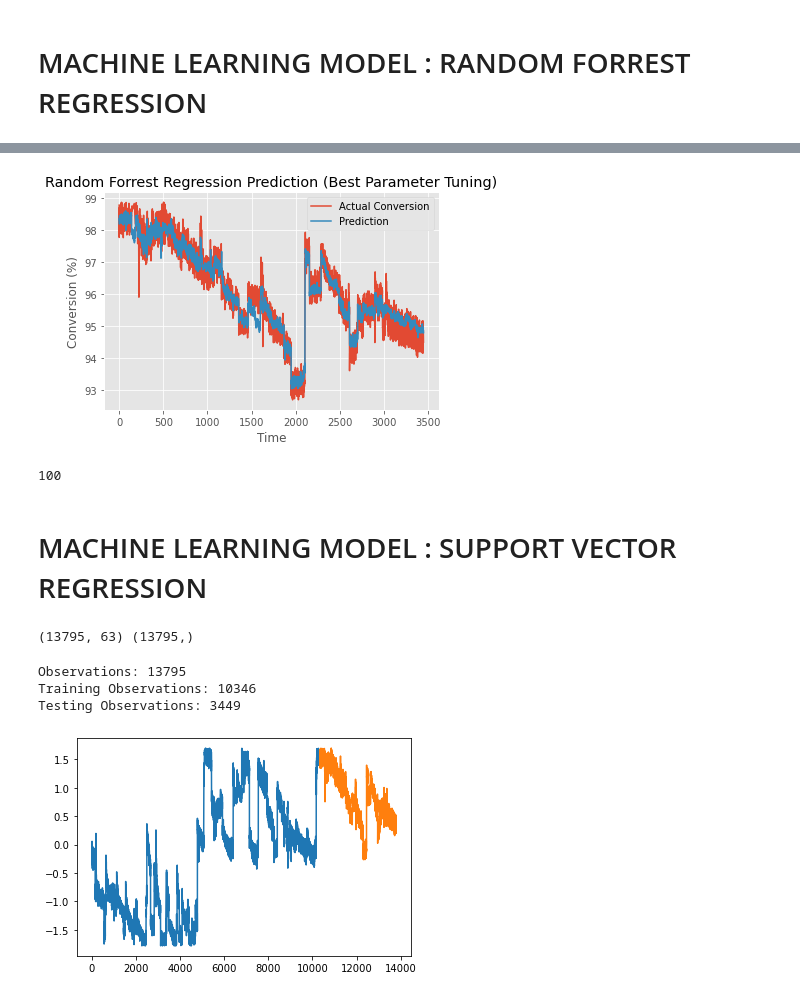
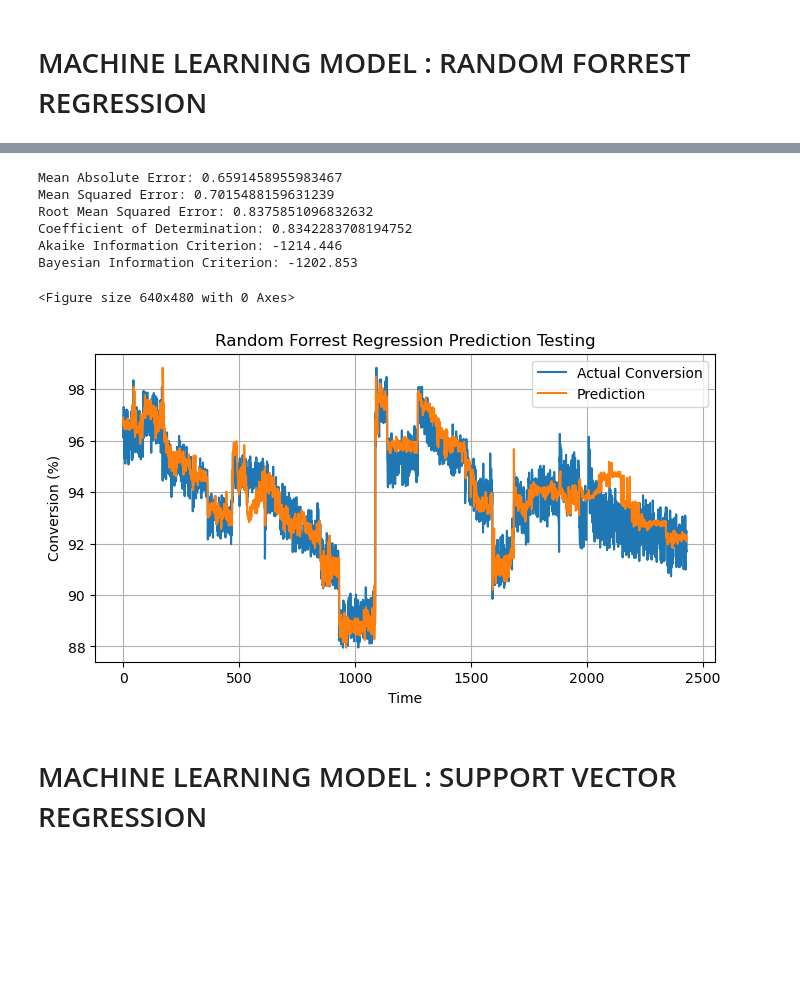
Before and after one commit to WisnuHanif/reactor_data, a Jupyter notebook: research_data.ipynb, the cells around one changed output, grey strips where cells are left out. Drawn from its saved outputs; the diff is of its cells as text; code cells hidden in the pictures; blank space fills up the shorter version.

```diff
--- a/research_data.ipynb
+++ b/research_data.ipynb
@@ -346,6 +580,6 @@ test_features = test_features.fillna(test_features.mean())
 # %%
-%timeit
+#Run Ramdom Forest Regressor without hyper parameter tuning (default)
 from sklearn.ensemble import RandomForestRegressor
-regressor = RandomForestRegressor(n_estimators = 100, random_state = 42, oob_score = True)
-regressor.fit(train_features, train_targets)
+regressor = RandomForestRegressor(n_estimators = 100, oob_score = True)
+regressor.fit(X_train, y_train) # change this
 # %% [output]
@@ -439,16 +654,16 @@ fi
 from sklearn.model_selection import RandomizedSearchCV
 
 # Number of trees in random forest
-n_estimators = [int(x) for x in np.linspace(start = 10, stop = 100, num = 19)]
+n_estimators = [int(x) for x in np.linspace(start = 10, stop = 200, num = 39)]
 # Number of features to consider at every split
 max_features = ['auto', 'sqrt']
 # Maximum number of levels in tree
 max_depth = [int(x) for x in np.linspace(10, 110, num = 11)]
 max_depth.append(None)
 # Minimum number of samples required to split a node
-min_samples_split = [2, 5, 10]
+min_samples_split = [2, 3, 4, 5, 6, 7, 8, 9, 10]
 # Minimum number of samples required at each leaf node
-min_samples_leaf = [1, 2, 4]
+min_samples_leaf = [1, 2, 3, 4, 5]
 # Method of selecting samples for training each tree
 bootstrap = [True, False]
 
@@ -466,14 +681,14 @@ print(random_grid)
 # %%
 # Use the random grid to search for best hyperparameters
 # First create the base model to tune
-rf = RandomForestRegressor(random_state = 42)
+rf = RandomForestRegressor()
 # Random search of parameters, using 3 fold cross validation,
 # search across 100 different combinations, and use all available cores
 rf_random = RandomizedSearchCV(estimator=rf, param_distributions=random_grid,
-                              n_iter = 100, scoring='neg_mean_absolute_error',
-                              cv = 3, verbose=2, random_state=42, n_jobs=-1,
+                              n_iter = 100, scoring='neg_mean_squared_error',
+                              cv = ts_split, verbose=2, n_jobs=-1,
                               return_train_score=True)
 
 # Fit the random search model
-rf_random.fit(train_features, train_targets);
+rf_random.fit(X_train, y_train)
 # %% [output]
@@ -553,20 +866,31 @@ Fitting 3 folds for each of 30 candidates, totalling 90 fits
+# %%
+RFR_final = rf_random
+RFR_predict = RFR_final.predict(X_test)
+# %%
+#measure model performance
+model_metrics(y_test, RFR_predict)
+# %% [output]
+Mean Absolute Error: 0.6591458955983467
+Mean Squared Error: 0.7015488159631239
+Root Mean Squared Error: 0.8375851096832632
+Coefficient of Determination: 0.8342283708194752
+Akaike Information Criterion: -1214.446
+Bayesian Information Criterion: -1202.853
 # %%
 #Plot actual vs prediction
-with plt.style.context('ggplot'):
+with plt.style.context('default'):
     plt.figure()
-    plt.plot(test_targets, label = "Actual Conversion")
-    plt.plot(best_pred, label = "Prediction")
-    plt.title('Random Forrest Regression Prediction (Best Parameter Tuning)')
+    plt.subplots(figsize=(8,4))
+    plt.plot(return_conversion_scale(y_test), label = "Actual Conversion")
+    plt.plot(return_conversion_scale(RFR_predict), label = "Prediction")
+    plt.grid()
+    plt.title('Random Forrest Regression Prediction Testing')
     plt.xlabel('Time')
     plt.ylabel('Conversion (%)')
     plt.legend(loc='best')
     plt.show()
 # %% [output]
+<Figure size 640x480 with 0 Axes>
-[figure, old version]
+[figure, new version]
-# %%
-train_scores = rf_random.cv_results_['mean_train_score']
-len(train_scores)
-# %% [output]
-100
 # %% [markdown]
 # MACHINE LEARNING MODEL : SUPPORT VECTOR REGRESSION
@@ -582,25 +896,0 @@ svr_data = svr_data.fillna(svr_data.mean())
-# %%
-#2. import data for SVR
-
-x = svr_data.drop('CONVERSION', axis = 1).values.astype(float).reshape(-1, 63)
-y = svr_data['CONVERSION'].values.astype(float)
-print(x.shape, y.shape)
-# %% [output]
-(13795, 63) (13795,)
-# %%
-from sklearn.model_selection import TimeSeriesSplit
-
-#Create split data for targets
-y_train_size = int(len(y) * 0.75)
-y_train, y_test = y[0:y_train_size], y[y_train_size:len(y)]
-print('Observations: %d' % (len(y)))
-print('Training Observations: %d' % (len(y_train)))
-print('Testing Observations: %d' % (len(y_test)))
-plt.plot(y_train)
-plt.plot([None for i in y_train] + [x for x in y_test])
-plt.show()
-# %% [output]
-Observations: 13795
-Training Observations: 10346
-Testing Observations: 3449
-[figure, removed]
```
Also changed, not shown: parts of 139 cells of this notebook.
